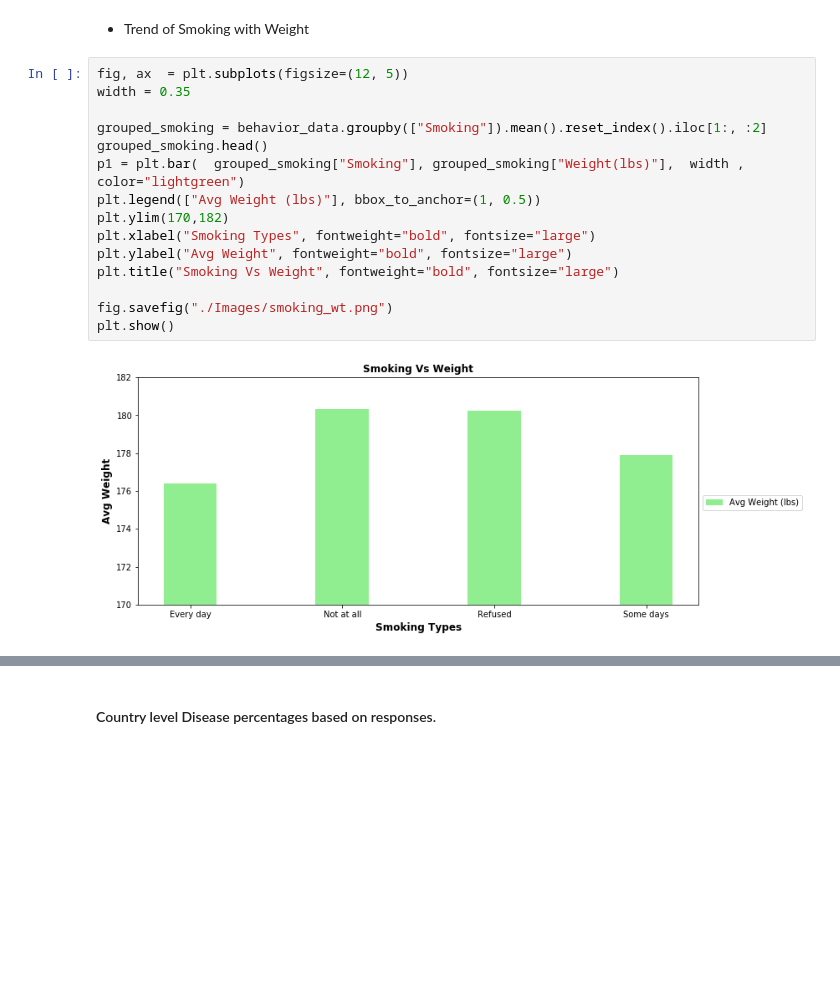
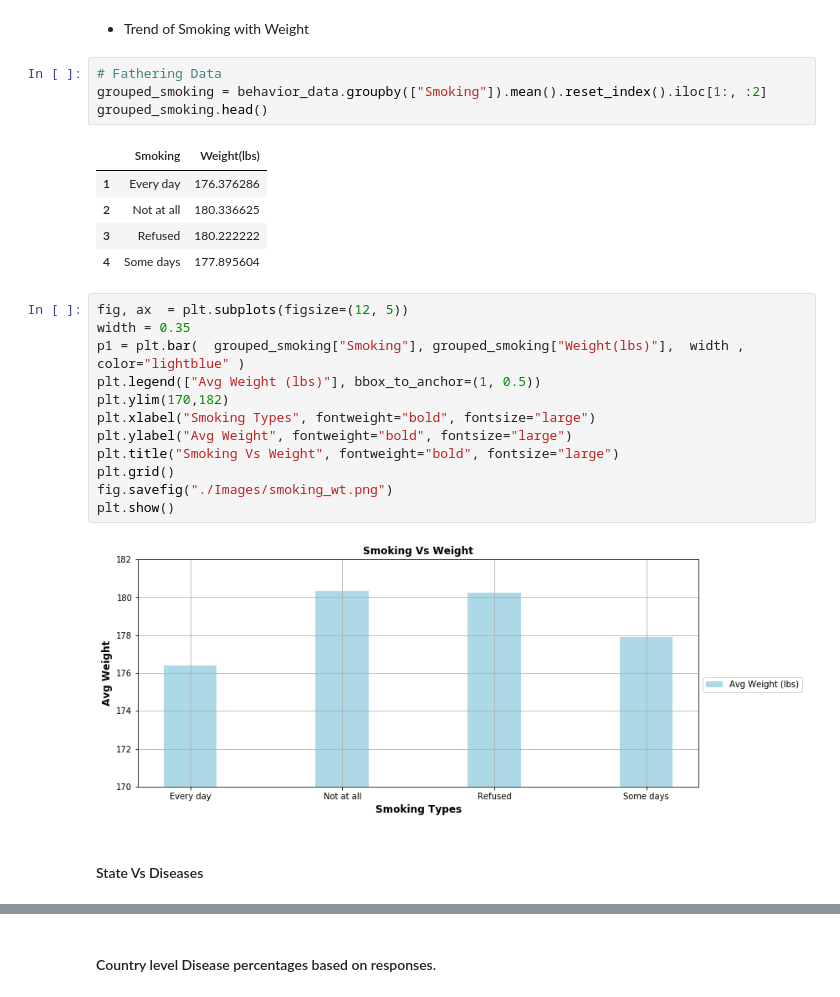
Before and after one commit to ic2019/groupb_project1, a Jupyter notebook: Behavior_Analysis_1.ipynb, the cells around one changed output, grey strips where cells are left out. Cells and saved outputs as stored; diff of their text form; blank space fills up the shorter version.

```diff
--- a/Behavior_Analysis_1.ipynb
+++ b/Behavior_Analysis_1.ipynb
@@ -218,19 +318,28 @@ plt.show()
 # %% [markdown]
 * Trend of Smoking with Weight
+# %%
+# Fathering Data
+grouped_smoking = behavior_data.groupby(["Smoking"]).mean().reset_index().iloc[1:, :2]
+grouped_smoking.head()
+# %% [output]
+|  | Smoking | Weight(lbs) |
+| 1 | Every day | 176.376286 |
+| 2 | Not at all | 180.336625 |
+| 3 | Refused | 180.222222 |
+| 4 | Some days | 177.895604 |
 # %%
 fig, ax  = plt.subplots(figsize=(12, 5))
 width = 0.35
-
-grouped_smoking = behavior_data.groupby(["Smoking"]).mean().reset_index().iloc[1:, :2]
-grouped_smoking.head()
-p1 = plt.bar(  grouped_smoking["Smoking"], grouped_smoking["Weight(lbs)"],  width , color="lightgreen")
+p1 = plt.bar(  grouped_smoking["Smoking"], grouped_smoking["Weight(lbs)"],  width , color="lightblue" )
 plt.legend(["Avg Weight (lbs)"], bbox_to_anchor=(1, 0.5))
 plt.ylim(170,182)
 plt.xlabel("Smoking Types", fontweight="bold", fontsize="large")
 plt.ylabel("Avg Weight", fontweight="bold", fontsize="large")
 plt.title("Smoking Vs Weight", fontweight="bold", fontsize="large")
-
+plt.grid()
 fig.savefig("./Images/smoking_wt.png")
 plt.show()
 # %% [output]
-[figure, old version]
+[figure, new version]
+# %% [markdown]
+#### State Vs Diseases
```
Also changed, not shown: parts of 30 cells of this notebook, 4 other files.
